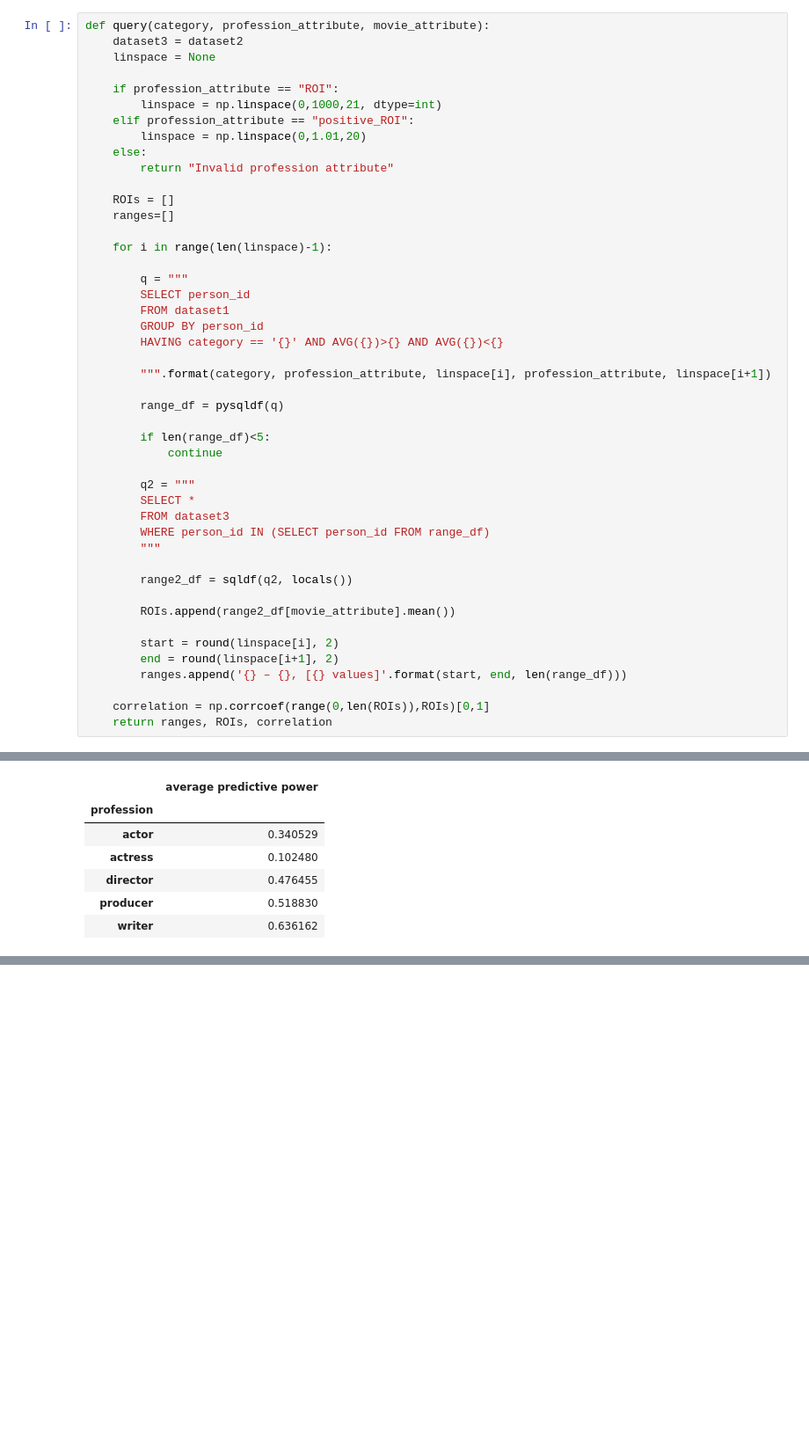
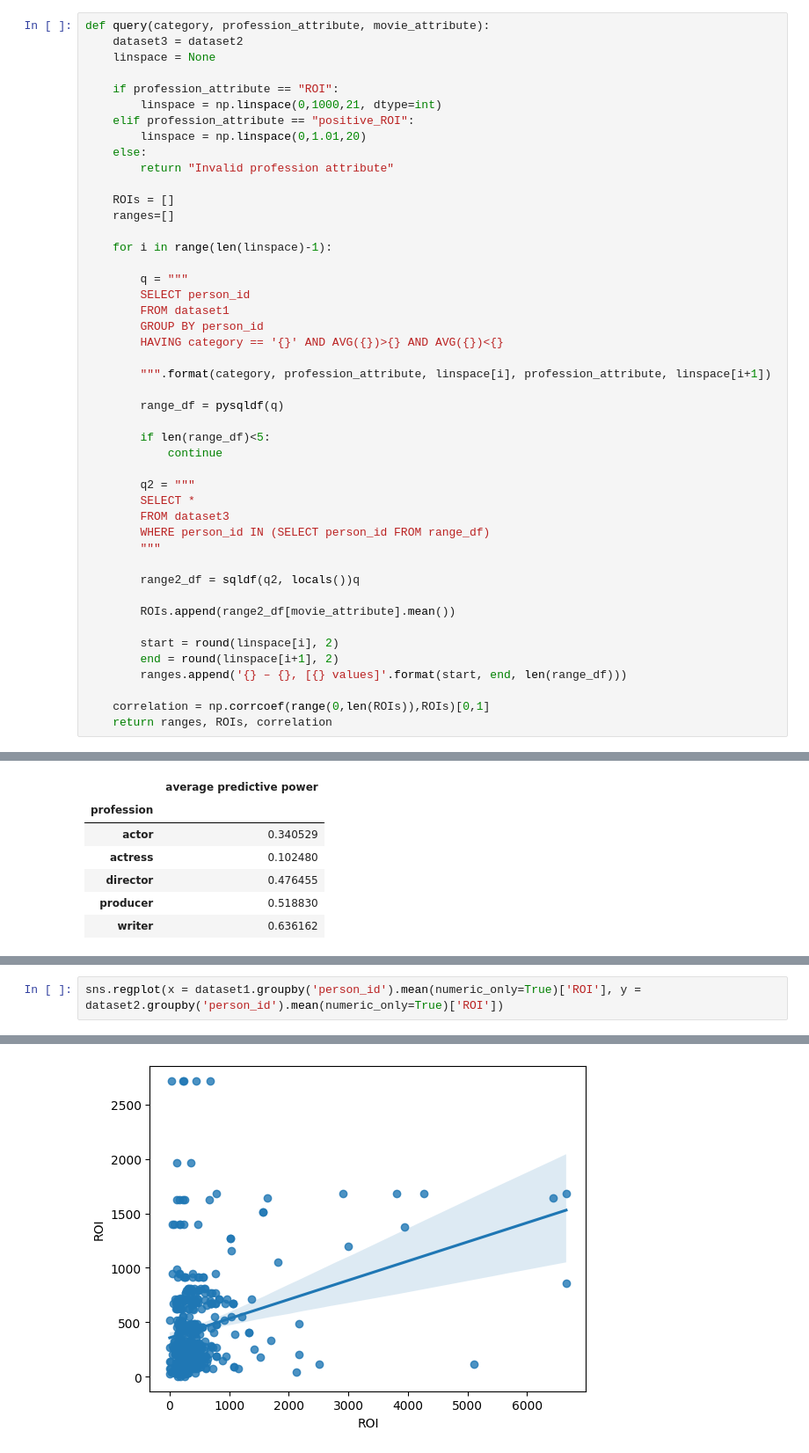
Before and after one commit to Jellohub/phase1_project, a Jupyter notebook: Cast.ipynb, the cells around one changed output, grey strips where cells are left out. Shown at 88% size. Saved outputs shown, nothing was run; the diff lists cells and outputs as text; blank space fills up the shorter version.

```diff
--- a/Cast.ipynb
+++ b/Cast.ipynb
@@ -364,7 +362,7 @@ def query(category, profession_attribute, movie_attribute):
         WHERE person_id IN (SELECT person_id FROM range_df)
         """
 
-        range2_df = sqldf(q2, locals())
+        range2_df = sqldf(q2, locals())q
 
         ROIs.append(range2_df[movie_attribute].mean())
 
@@ -579,0 +594,3 @@ average_correlation_years.iloc[:, -1:]
+# %%
+sns.regplot(x = dataset1.groupby('person_id').mean(numeric_only=True)['ROI'], y = dataset2.groupby('person_id').mean(numeric_only=True)['ROI'])
+# %% [output]
@@ -579,0 +598 @@ average_correlation_years.iloc[:, -1:]
+[figure, added]
```
Also changed, not shown: parts of 9 cells of this notebook, 3 other files.
